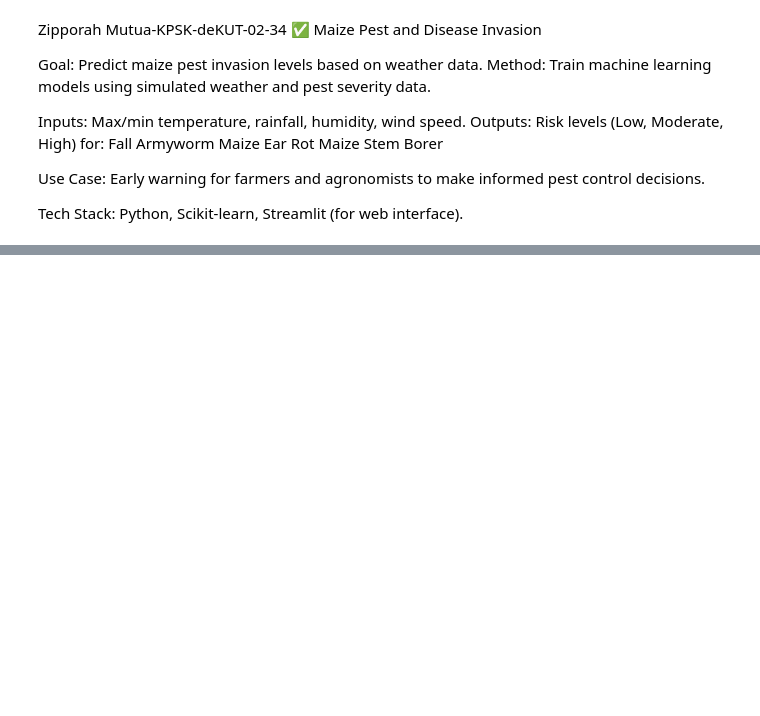
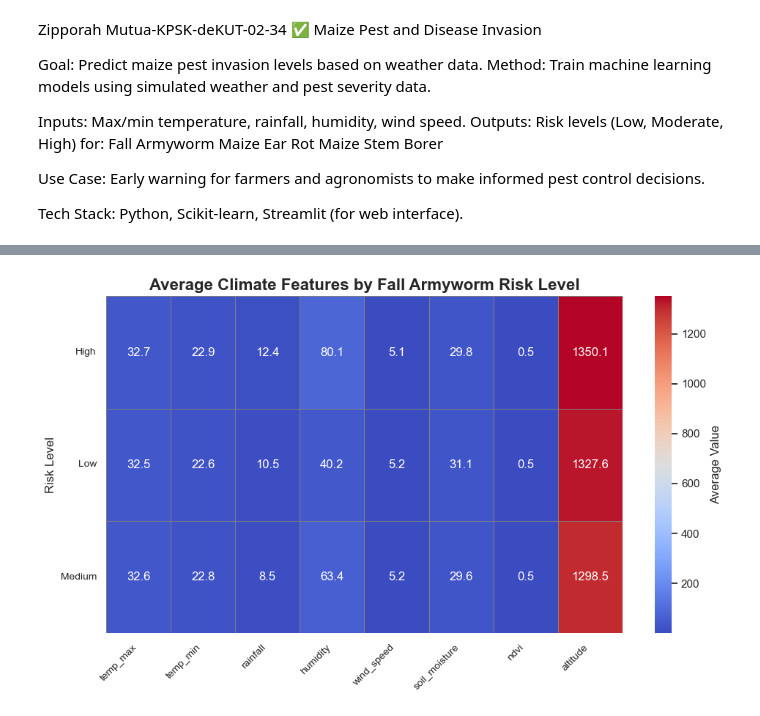
Before and after one commit to zippyzippy0/Maize_pests, a Jupyter notebook: MAIZE_CROP_PESTS.ipynb, the cells around one changed output, grey strips where cells are left out. Drawn from its saved outputs; the diff is of its cells as text; code cells hidden in the pictures; blank space fills up the shorter version.

```diff
--- a/MAIZE_CROP_PESTS.ipynb
+++ b/MAIZE_CROP_PESTS.ipynb
@@ -170,0 +83,25 @@ joblib.dump(le_stem, "encoder_stem.pkl")
+# %%
+df_avg = df.groupby('fall_armyworm_risk')[[
+    'temp_max', 'temp_min', 'rainfall', 'humidity',
+    'wind_speed', 'soil_moisture', 'ndvi', 'altitude'
+]].mean().reset_index()
+
+df_avg.rename(columns={'fall_armyworm_risk': 'Risk Level'}, inplace=True)
+# %%
+plt.figure(figsize=(10, 6))  # Wider plot
+sns.heatmap(
+    df_avg.set_index('Risk Level'),
+    annot=True,
+    fmt=".1f",
+    cmap='coolwarm',
+    linewidths=0.5,
+    linecolor='gray',
+    cbar_kws={'label': 'Average Value'}
+)
+plt.title("Average Climate Features by Fall Armyworm Risk Level", fontsize=16, fontweight='bold')
+plt.xticks(rotation=45, ha='right', fontsize=10)
+plt.yticks(rotation=0, fontsize=10)
+plt.tight_layout()
+plt.show()
+# %% [output]
+[figure, added]
```
Also changed, not shown: parts of 30 cells of this notebook, 15 other files.
